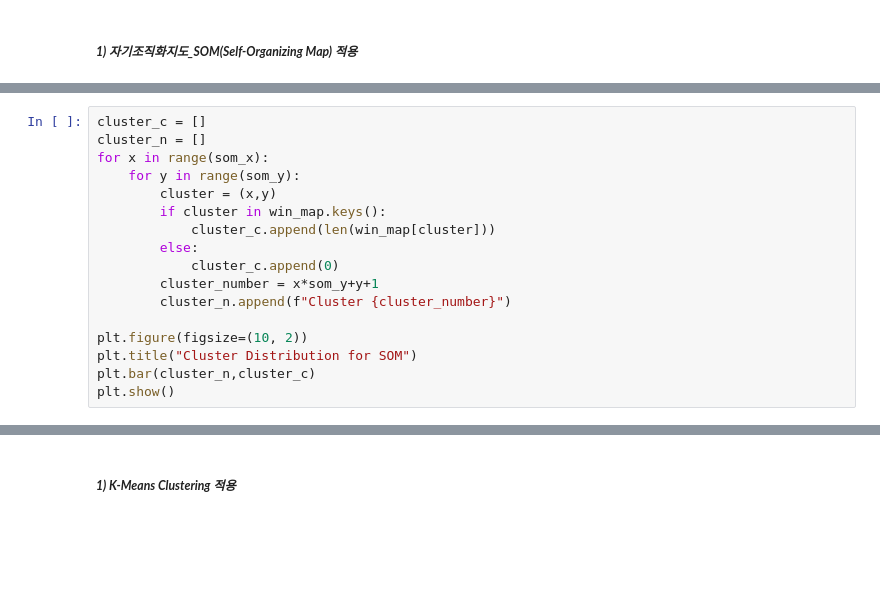
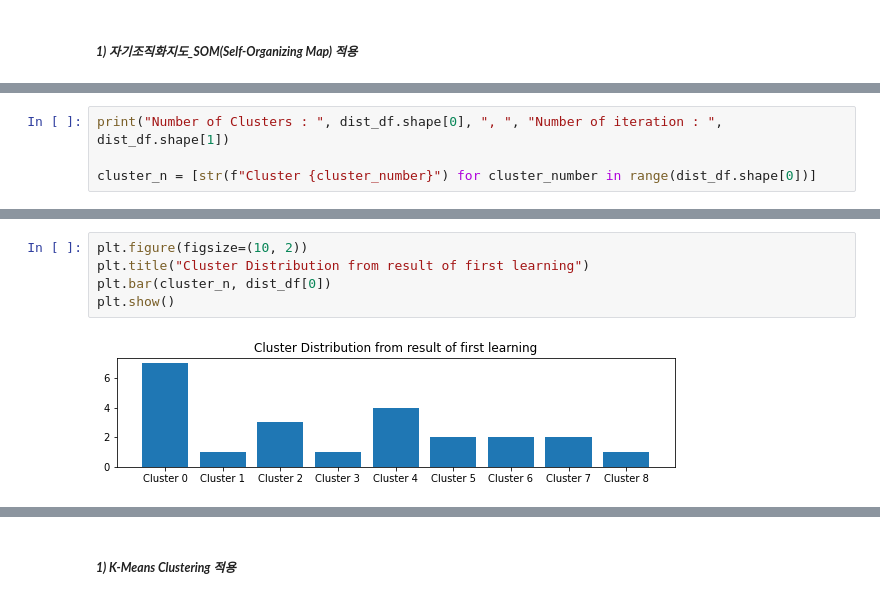
Before and after one commit to mwithgod3952/jh_Minor_Projects, a Jupyter notebook: Test_version_of_time_series_clustering_with_SOM_and_K_Means_clustering.ipynb, the cells around one changed output, grey strips where cells are left out. Drawn from its saved outputs; the diff is of its cells as text; blank space fills up the shorter version.

```diff
--- a/Test_version_of_time_series_clustering_with_SOM_and_K_Means_clustering.ipynb
+++ b/Test_version_of_time_series_clustering_with_SOM_and_K_Means_clustering.ipynb
@@ -245,19 +262,2 @@ for i in range(10):
 --- result3 ---
 ... (18 outputs left out)
-# %%
-cluster_c = []
-cluster_n = []
-for x in range(som_x):
-    for y in range(som_y):
-        cluster = (x,y)
-        if cluster in win_map.keys():
-            cluster_c.append(len(win_map[cluster]))
-        else:
-            cluster_c.append(0)
-        cluster_number = x*som_y+y+1
-        cluster_n.append(f"Cluster {cluster_number}")
-
-plt.figure(figsize=(10, 2))
-plt.title("Cluster Distribution for SOM")
-plt.bar(cluster_n,cluster_c)
-plt.show()
@@ -265,0 +264,4 @@ plt.show()
+# %%
+print("Number of Clusters : ", dist_df.shape[0], ", ", "Number of iteration : ", dist_df.shape[1])
+
+cluster_n = [str(f"Cluster {cluster_number}") for cluster_number in range(dist_df.shape[0])]
@@ -308 +291,8 @@ map_df_lst[0]['Cluster']
+# %%
+plt.figure(figsize=(10, 2))
+plt.title("Cluster Distribution from result of first learning")
+plt.bar(cluster_n, dist_df[0])
+plt.show()
+# %% [output]
+[figure, added]
 # %%
```
Also changed, not shown: parts of 11 cells of this notebook.
